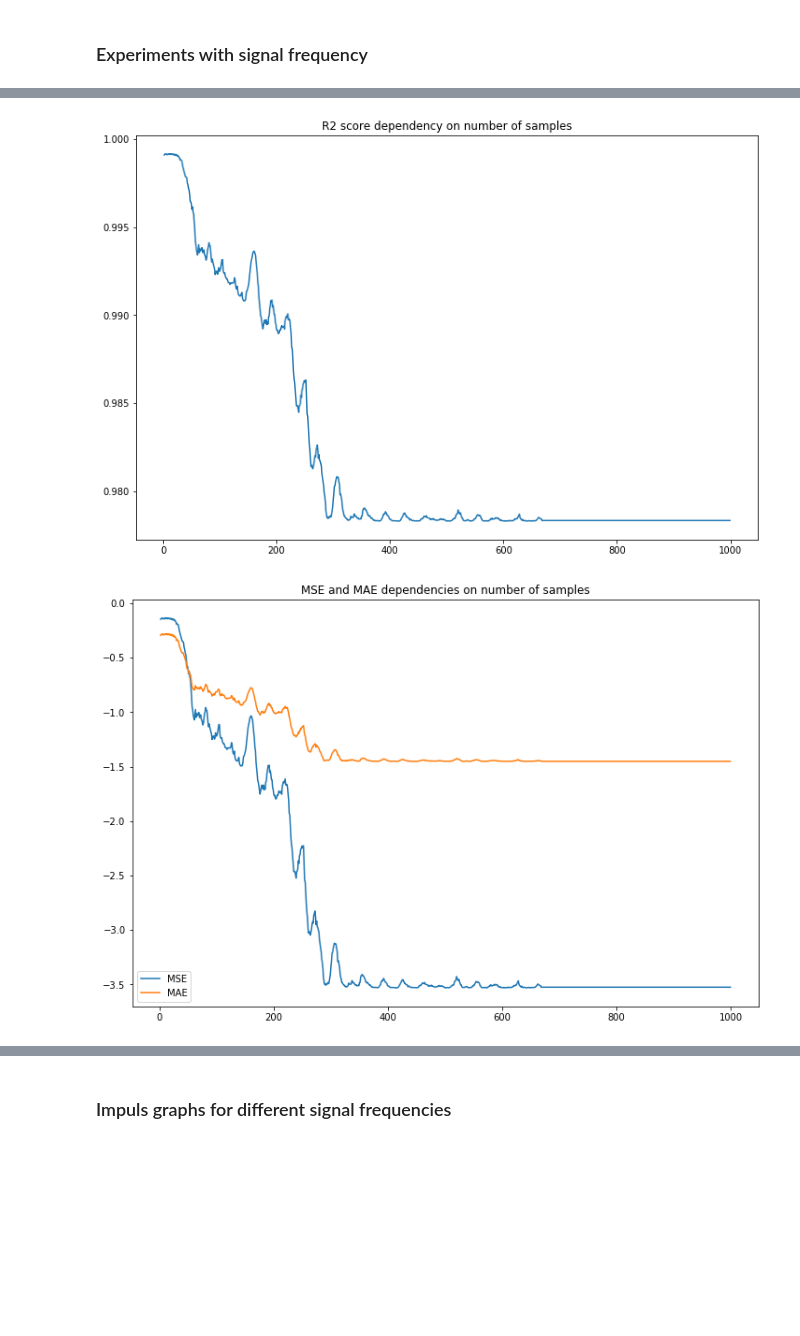
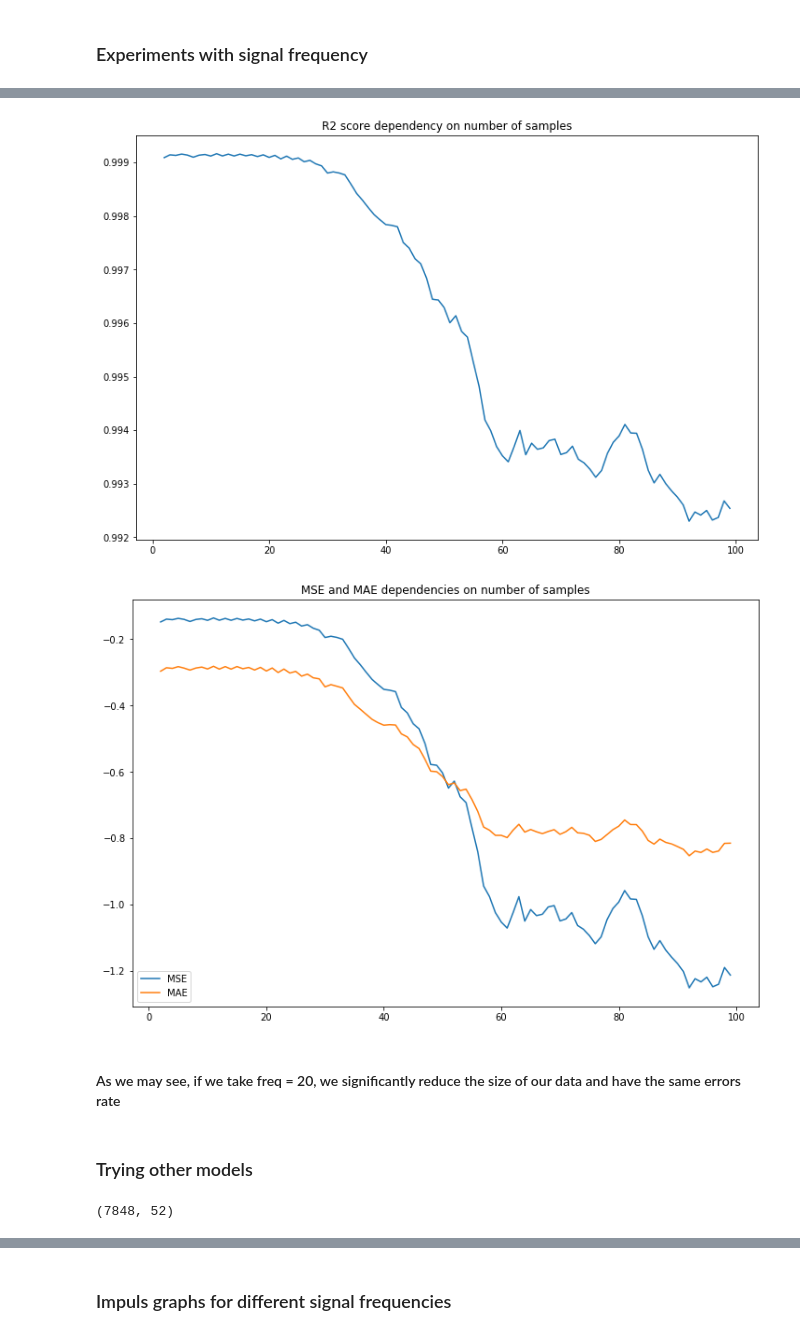
Before and after one commit to whiteRa2bit/cern_summer_project, a Jupyter notebook: model.ipynb, the cells around one changed output, grey strips where cells are left out. Cells and saved outputs as stored; diff of their text form; code cells hidden in the pictures; blank space fills up the shorter version.

Commit message:
add models

```diff
--- a/model.ipynb
+++ b/model.ipynb
@@ -229,2 +175,0 @@ array([7.02078928, 7.04142916, 7.08587636, ..., 7.35844229, 7.19600469,
-# %%
-X_freq[:, 1] = np.log(X_freq[:, 1])
@@ -233,2 +175,0 @@ reg = LinearRegression()
-# %%
-reg.fit(X_freq, y)
@@ -310,4 +176,34 @@ plt.hist(X_freq[:, 1])
 # %% [markdown]
 ### Experiments with signal frequency
+# %%
+def plot_errors(frequency_values, start_point=355):
+    plt.rcParams["figure.figsize"] = [12, 8]
+
+    r2_scores = []
+    mse_scores = []
+    mae_scores = []
+
+    for freq in tqdm.tqdm(frequency_values):
+        X_freq = np.concatenate([X[:, start_point::-freq], X[:, start_point::freq]], axis=1)
+
+        reg = LinearRegression()
+
+        scoring = ['r2', 'neg_mean_squared_error', 'neg_mean_absolute_error']
+        scores = cross_validate(reg, X_freq, y, scoring=scoring, cv=5)
+
+        r2_scores.append(scores['test_r2'].mean())
+        mse_scores.append(scores['test_neg_mean_squared_error'].mean())
+        mae_scores.append(scores['test_neg_mean_absolute_error'].mean())
+
+    plt.title("R2 score dependency on number of samples")
+    plt.plot(frequency_values, r2_scores)
+    plt.show()
+
+    plt.title("MSE and MAE dependencies on number of samples")
+    plt.plot(frequency_values, mse_scores)
+    plt.plot(frequency_values, mae_scores)
+    plt.legend(('MSE', 'MAE'),
+               loc='lower left')
+    plt.show()
 # %%
 frequency_values = range(2, 1000)
@@ -333,15 +215,11 @@ plt.rcParams["figure.figsize"] = [12, 8]
-# %%
-plt.title("R2 score dependency on number of samples")
-plt.plot(frequency_values, r2_scores)
-plt.show()
-# %% [output]
-[figure, removed]
-# %%
-plt.title("MSE and MAE dependencies on number of samples")
-plt.plot(frequency_values, mse_scores)
-plt.plot(frequency_values, mae_scores)
-plt.legend(('MSE', 'MAE'),
-           loc='lower left')
-plt.show()
-# %% [output]
-[figure, removed]
+# %%
+frequency_values = range(2, 100)
+
+plot_errors(frequency_values)
+# %% [output]
+[figure, added]
+[figure, added]
+# %% [markdown]
+#### As we may see, if we take freq = 20, we significantly reduce the size of our data and have the same errors rate
+# %% [markdown]
+### Trying other models
@@ -347,0 +231,4 @@ plt.show()
+# %%
+X.shape
+# %% [output]
+(7848, 52)
```
Also changed, not shown: parts of 69 cells of this notebook.
